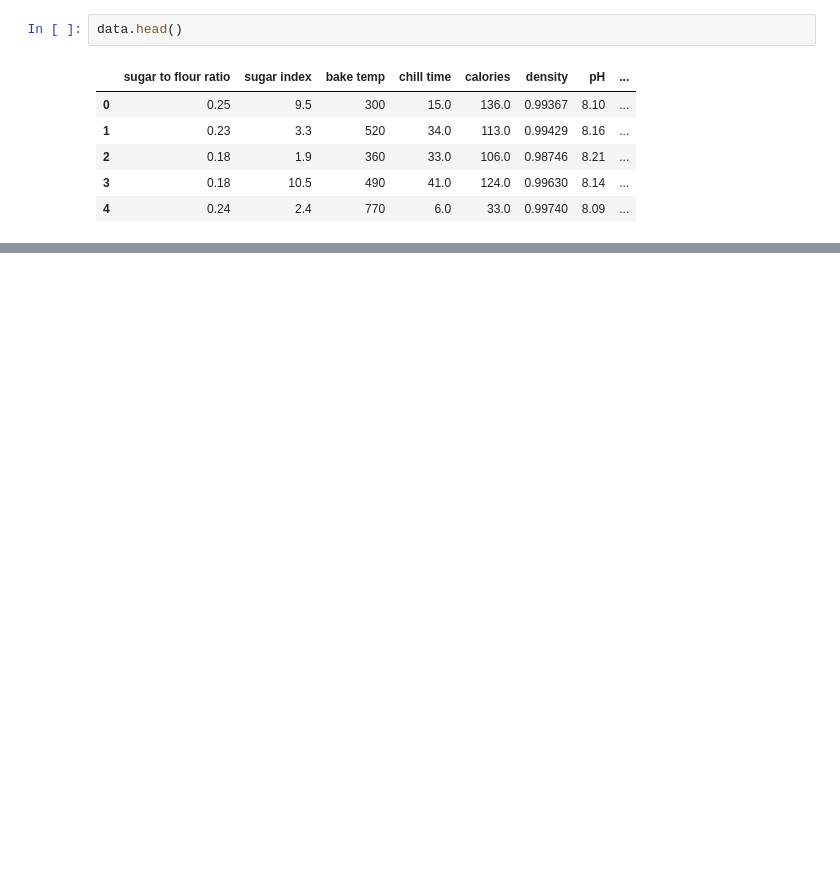
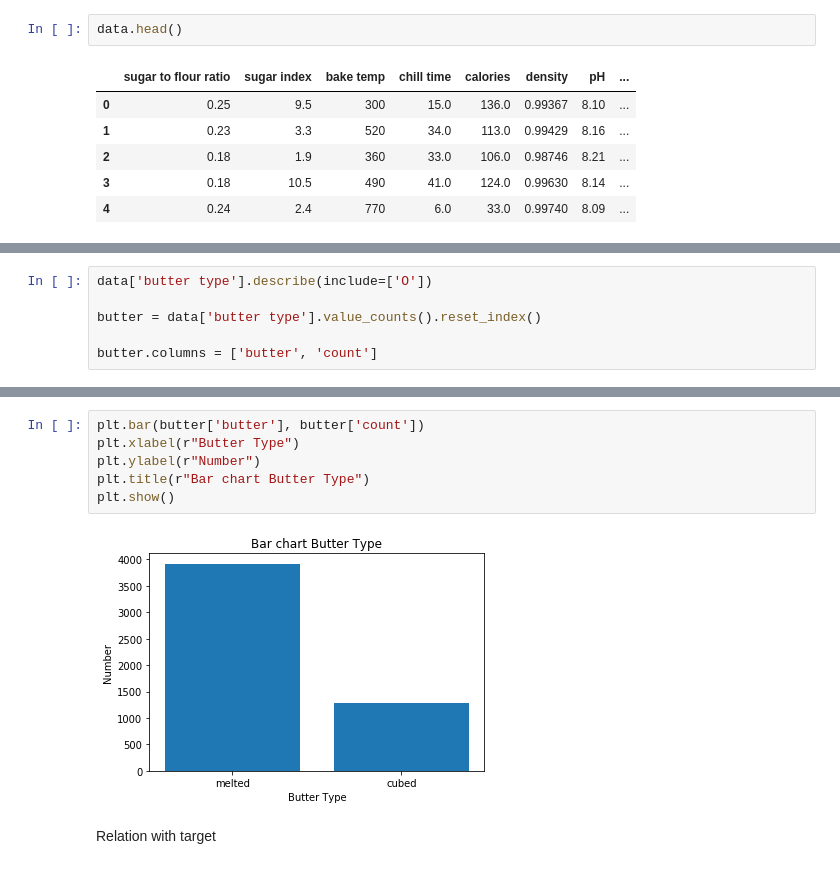
Before and after one commit to ljgoico/DATATHON_PHGL, a Jupyter notebook: main-PHGL.ipynb, the cells around one changed output, grey strips where cells are left out. Cells and saved outputs as stored; diff of their text form; blank space fills up the shorter version.

```diff
--- a/main-PHGL.ipynb
+++ b/main-PHGL.ipynb
@@ -14,0 +241,6 @@ data.head()
+# %%
+data['butter type'].describe(include=['O'])
+
+butter = data['butter type'].value_counts().reset_index()
+
+butter.columns = ['butter', 'count']
@@ -14,0 +253,10 @@ data.head()
+# %%
+plt.bar(butter['butter'], butter['count'])
+plt.xlabel(r"Butter Type")
+plt.ylabel(r"Number")
+plt.title(r"Bar chart Butter Type")
+plt.show()
+# %% [output]
+[figure, added]
+# %% [markdown]
+Relation with target
```
Also changed, not shown: parts of 43 cells of this notebook.
